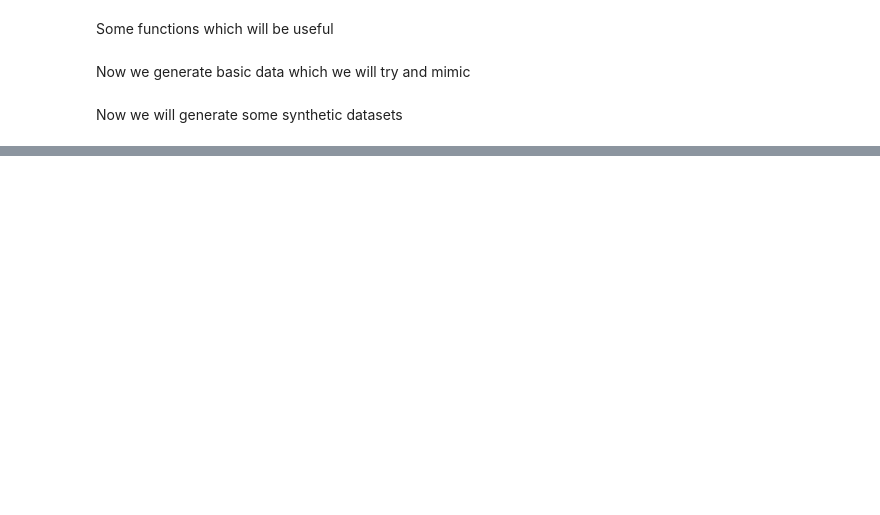
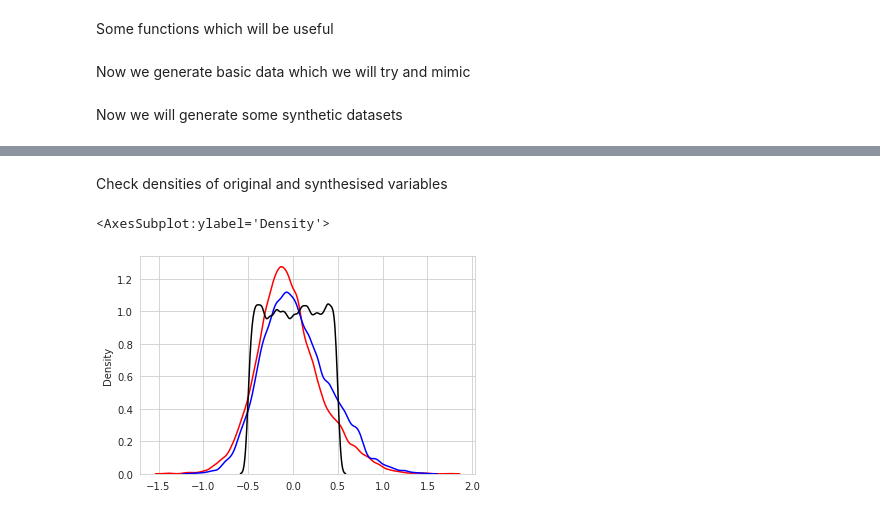
Before and after one commit to UWE-AI-GROUP/GRAIMATTER-TEST, a Jupyter notebook: WP1/notebooks/synthdata_tests.ipynb, the cells around one changed output, grey strips where cells are left out. Drawn from its saved outputs; the diff is of its cells as text; code cells hidden in the pictures; blank space fills up the shorter version.

```diff
--- a/WP1/notebooks/synthdata_tests.ipynb
+++ b/WP1/notebooks/synthdata_tests.ipynb
@@ -318,0 +403,10 @@ DP 8           0.997225  -3.25346   34.6269    19.8237
+# %% [markdown]
+Check densities of original and synthesised variables
+# %%
+sns.set_style('whitegrid'); bwx=0.1
+sns.kdeplot(np.array(synth0[:,0]), bw=bwx,color="red")
+sns.kdeplot(np.array(synthd[:,0]), bw=bwx,color="blue")
+sns.kdeplot(cov_train[:,1], bw=bwx,color="black")
+# %% [output]
+<AxesSubplot:ylabel='Density'>
+[figure, added]
```
Also changed, not shown: parts of 6 cells of this notebook, 13 other files.
